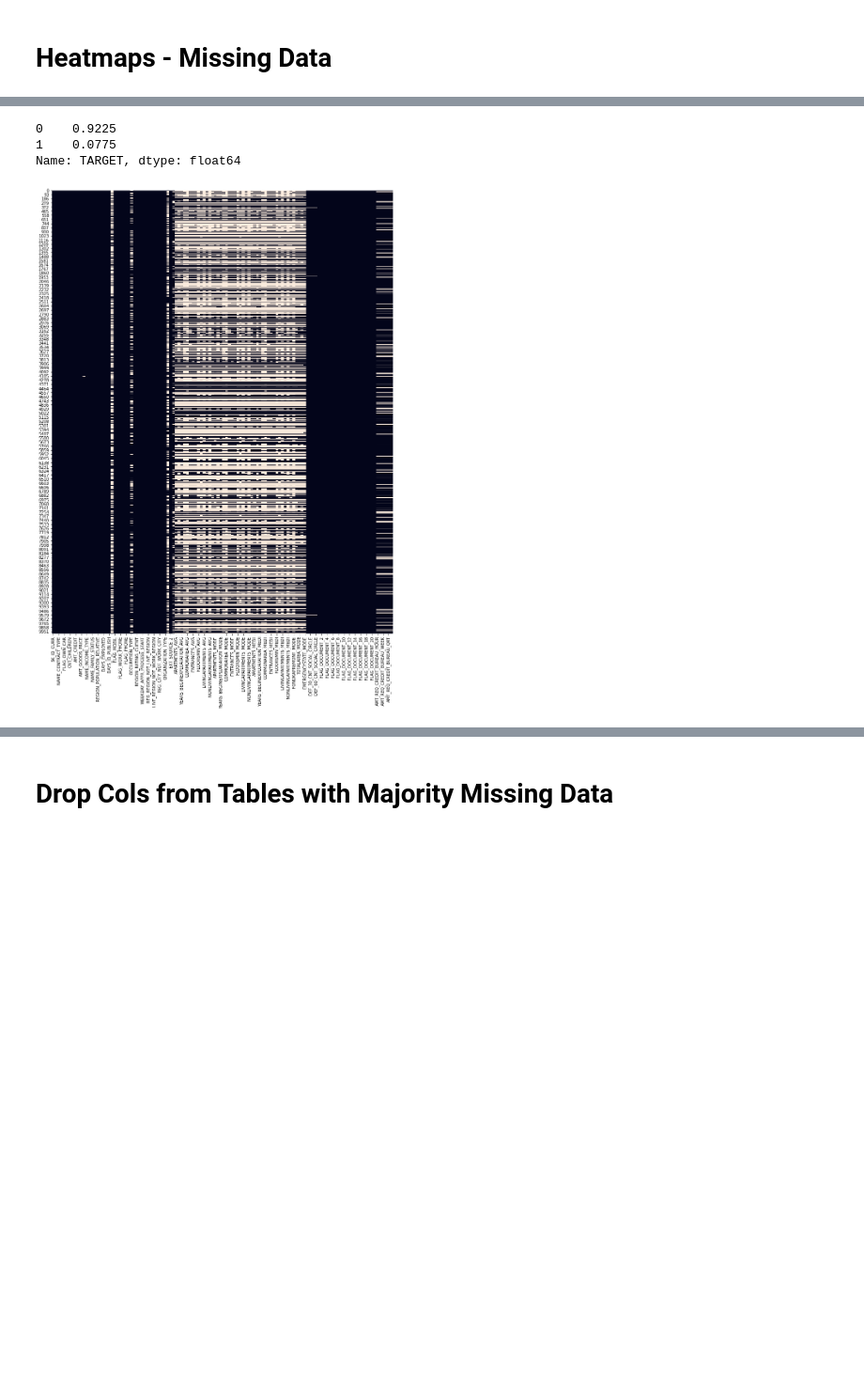
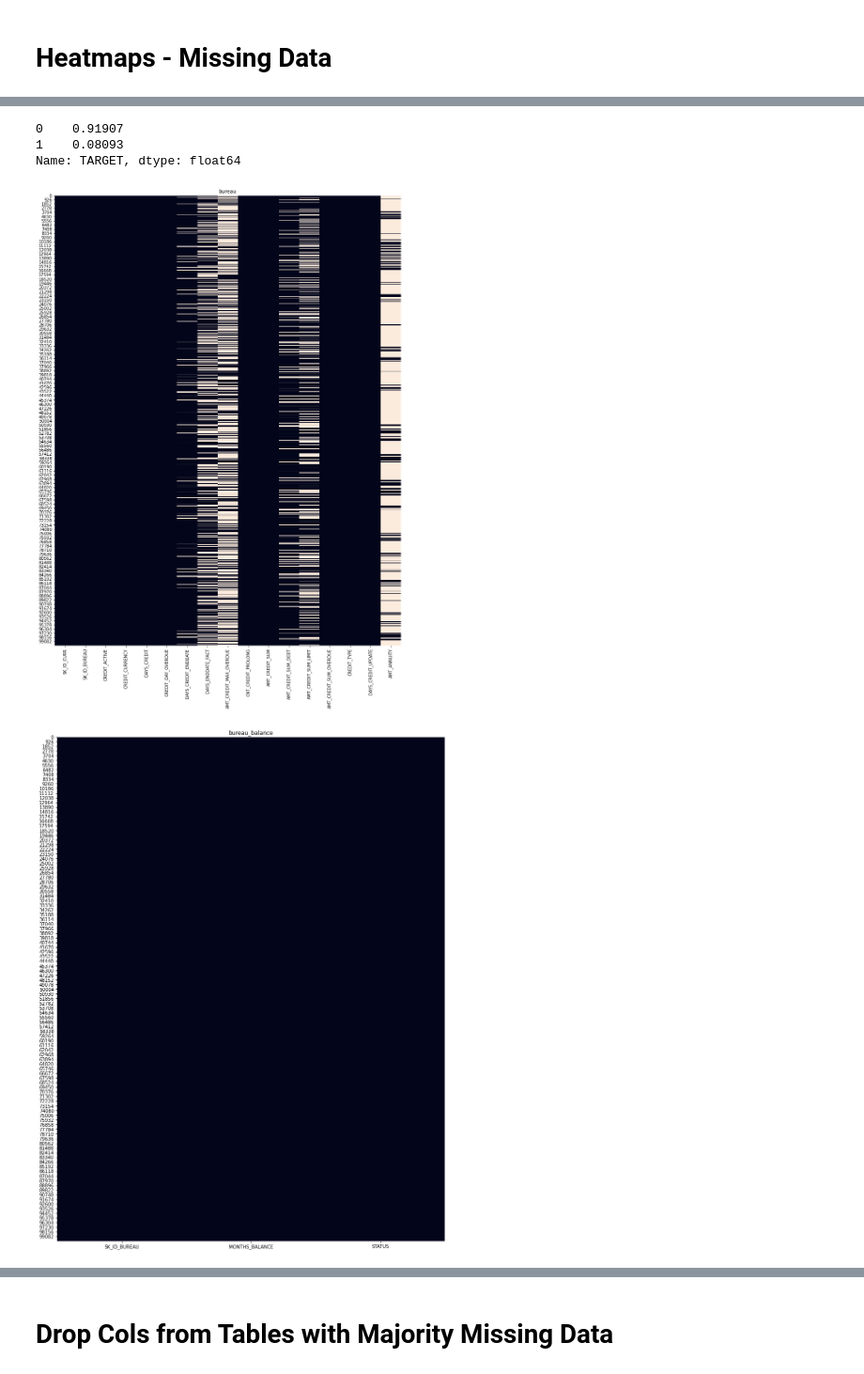
Before and after one commit to chris14jan/hcdr, a Jupyter notebook: notebooks/EDA_CM.ipynb, the cells around one changed output, grey strips where cells are left out. Shown at 94% size. Cells and saved outputs as stored; diff of their text form; code cells hidden in the pictures; blank space fills up the shorter version.

```diff
--- a/notebooks/EDA_CM.ipynb
+++ b/notebooks/EDA_CM.ipynb
@@ -27,0 +36,5 @@ ParserError: Error tokenizing data. C error: Calling read(nbytes) on source fail
+# %%
+%%time
+data = Data()
+df_dict = data.get_data(nrows=300_000)
+df_dict.keys()
@@ -105,5 +81,5 @@ memory usage: 570.5 KB
 # %% [markdown]
 # Heatmaps - Missing Data
 # %%
-csvs = ["bureau", "bureau_balance", "credit_card_balance", "POS_CASH_balance", "previous_application", "application_train"]
+tables = ["bureau", "bureau_balance", "credit_card_balance", "POS_CASH_balance", "previous_application", "application_train"]
 # %%
@@ -113,11 +89,14 @@ df_app_train.shape
 # %%
-df_app_train.TARGET.value_counts(normalize=True)
+df_dict["application_train"].TARGET.value_counts(normalize=True)
 # %% [output]
-0    0.9225
-1    0.0775
+0    0.91907
+1    0.08093
 Name: TARGET, dtype: float64
 # %%
-plt.subplots(figsize=(15,20))
-sns.heatmap(df_app_train.isnull(),cbar=False);
+for table in tables:
+    plt.subplots(figsize=(15,20))
+    sns.heatmap(df_dict[table].isnull(),cbar=False)
+    plt.title(table);
 # %% [output]
-[figure, old version]
+[figure, new version]
+[figure, added]
```
Also changed, not shown: parts of 40 cells of this notebook, 1 other file.
